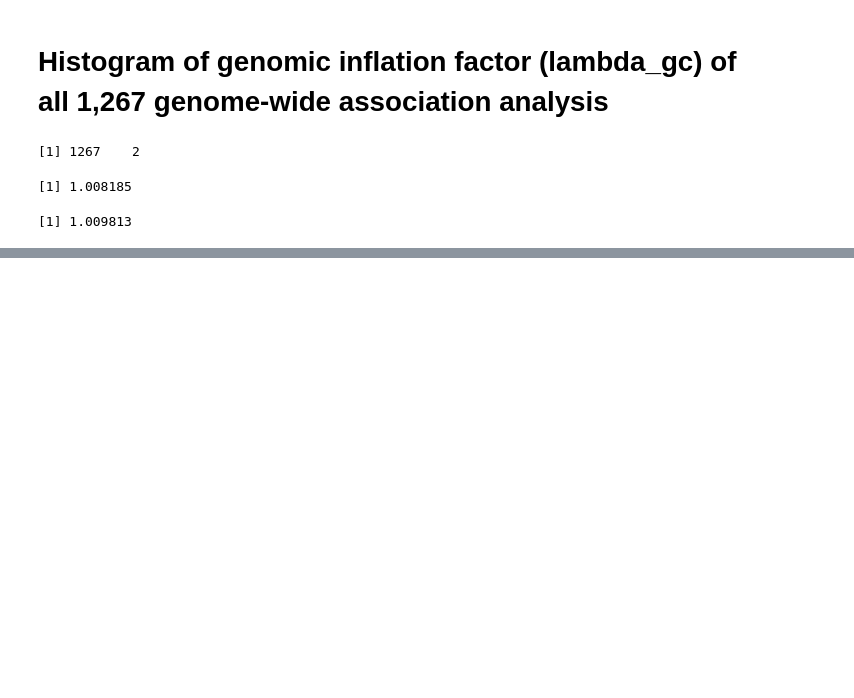
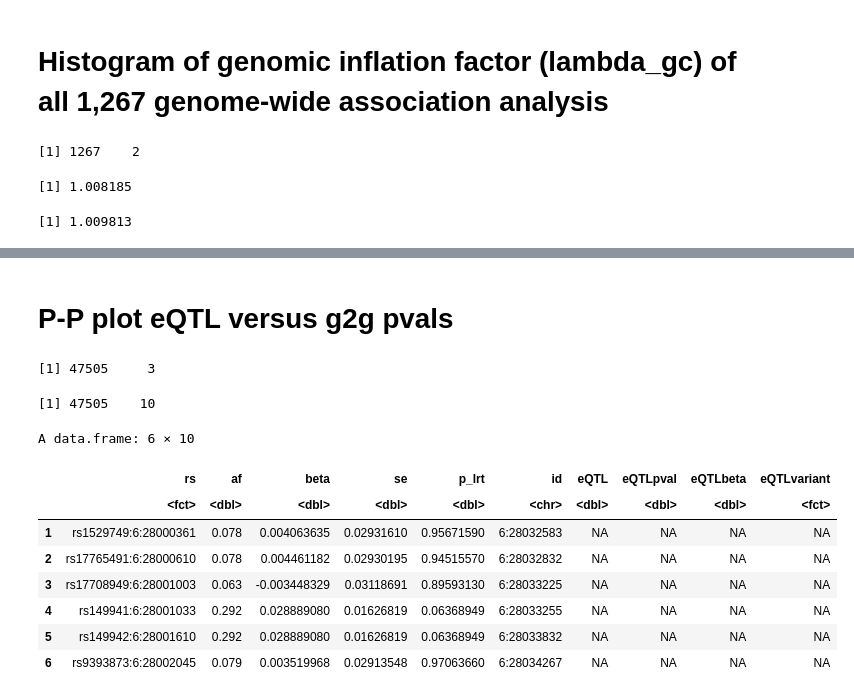
Before and after one commit to yang-luo-lab/TB-g2g, a Jupyter notebook: scripts/Supplementary_Figures.ipynb, the cells around one changed output, grey strips where cells are left out. Drawn from its saved outputs; the diff is of its cells as text; code cells hidden in the pictures; blank space fills up the shorter version.

```diff
--- a/scripts/Supplementary_Figures.ipynb
+++ b/scripts/Supplementary_Figures.ipynb
@@ -53,0 +99,23 @@ Warning message:
+# %% [markdown]
+# P-P plot eQTL versus g2g pvals
+# %%
+pos <- read.table("~/Downloads/hglft_genome_1c558_76d720.bed",h=F,stringsAsFactors = F)
+dim(pos)
+dim(gwas)
+gwas$id <- paste("6:",pos$V3,sep="")
+head(gwas)
+
+write.table(gwas %>% select("rs","af","beta","se","p_lrt","id"),
+            "../data/MHCimp.97.assoc.txt",quote=F,row.names=F,col.names=T)
+# %% [output]
+[1] 47505     3
+[1] 47505    10
+A data.frame: 6 × 10
+|  | rs | af | beta | se | p_lrt | id | eQTL | eQTLpval | eQTLbeta | eQTLvariant |
+|  | <fct> | <dbl> | <dbl> | <dbl> | <dbl> | <chr> | <dbl> | <dbl> | <dbl> | <fct> |
+| 1 | rs1529749:6:28000361 | 0.078 | 0.004063635 | 0.02931610 | 0.95671590 | 6:28032583 | NA | NA | NA | NA |
+| 2 | rs17765491:6:28000610 | 0.078 | 0.004461182 | 0.02930195 | 0.94515570 | 6:28032832 | NA | NA | NA | NA |
+| 3 | rs17708949:6:28001003 | 0.063 | -0.003448329 | 0.03118691 | 0.89593130 | 6:28033225 | NA | NA | NA | NA |
+| 4 | rs149941:6:28001033 | 0.292 | 0.028889080 | 0.01626819 | 0.06368949 | 6:28033255 | NA | NA | NA | NA |
+| 5 | rs149942:6:28001610 | 0.292 | 0.028889080 | 0.01626819 | 0.06368949 | 6:28033832 | NA | NA | NA | NA |
+| 6 | rs9393873:6:28002045 | 0.079 | 0.003519968 | 0.02913548 | 0.97063660 | 6:28034267 | NA | NA | NA | NA |
```
Also changed, not shown: parts of 7 cells of this notebook, 9 other files.
